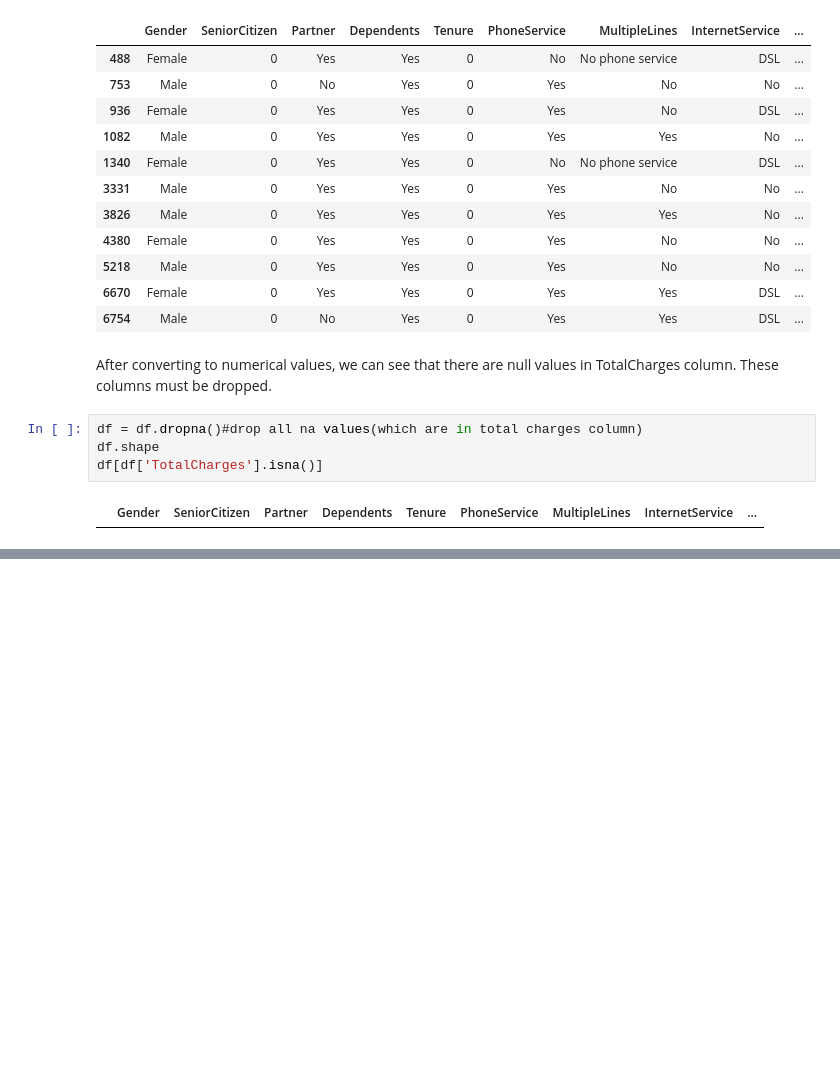
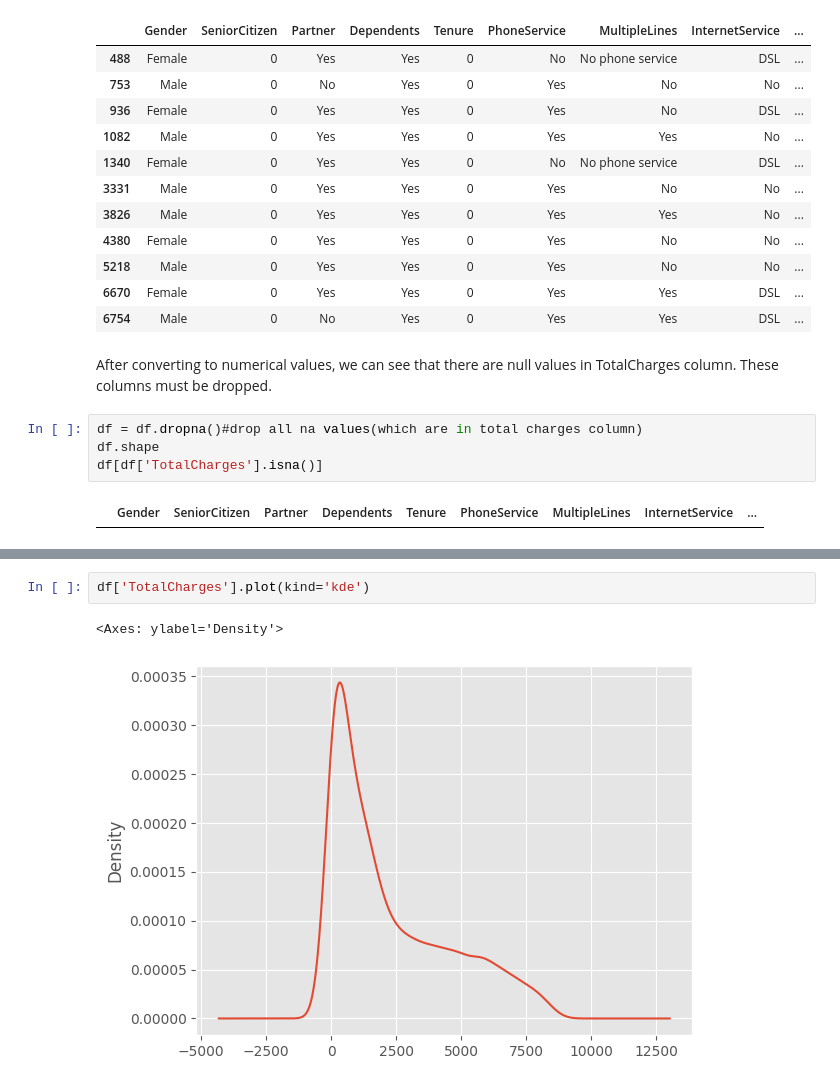
Before and after one commit to Chenuli05/CustomerChurn, a Jupyter notebook: Churn_ML_CW.ipynb, the cells around one changed output, grey strips where cells are left out. Saved outputs shown, nothing was run; the diff lists cells and outputs as text; blank space fills up the shorter version.

```diff
--- a/Churn_ML_CW.ipynb
+++ b/Churn_ML_CW.ipynb
@@ -201,0 +217,5 @@ df[df['TotalCharges'].isna()]
+# %%
+df['TotalCharges'].plot(kind='kde')
+# %% [output]
+<Axes: ylabel='Density'>
+[figure, added]
```
Also changed, not shown: parts of 14 cells of this notebook.
